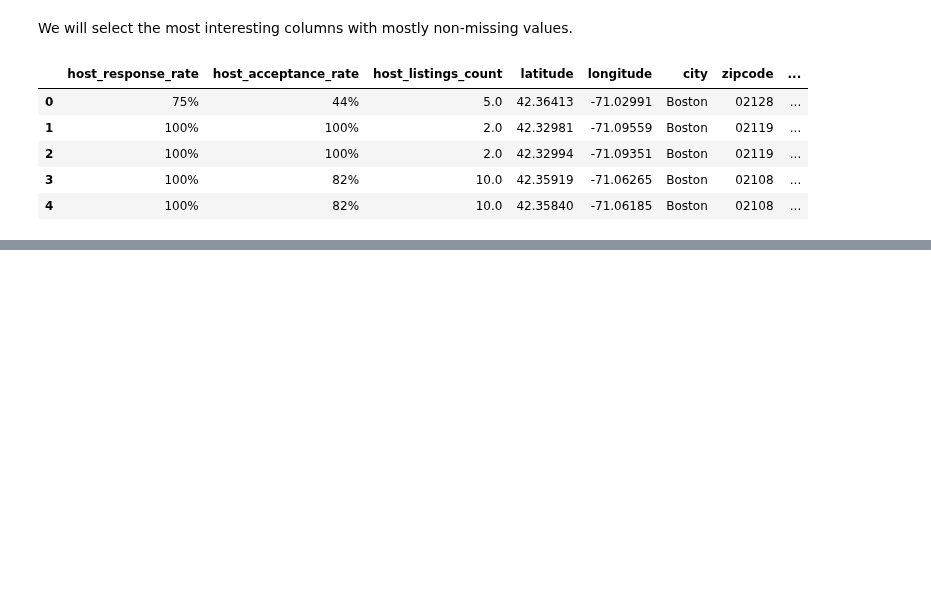
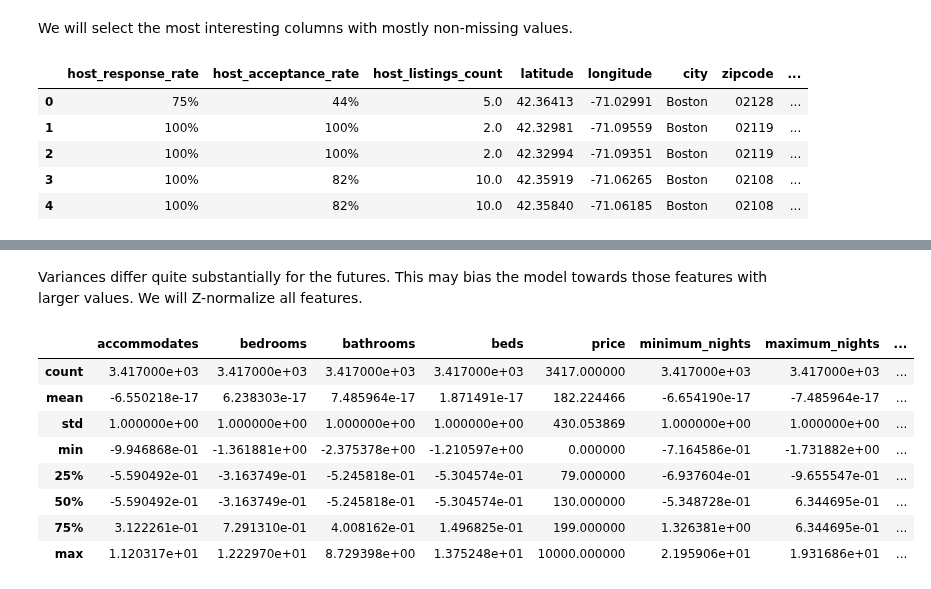
Before and after one commit to Jahnic/Data-Science, a Jupyter notebook: AirBnBClustering/k-means.ipynb, the cells around one changed output, grey strips where cells are left out. Cells and saved outputs as stored; diff of their text form; code cells hidden in the pictures; blank space fills up the shorter version.

```diff
--- a/AirBnBClustering/k-means.ipynb
+++ b/AirBnBClustering/k-means.ipynb
@@ -101,0 +231,18 @@ memory usage: 483.9+ KB
+# %% [markdown]
+Variances differ quite substantially for the futures. This may bias the model towards those features with larger values. We will Z-normalize all features.
+# %%
+# Z-normalize
+normalized_train = (train_df - train_df.mean())/train_df.std()
+# Reassign price
+normalized_train["price"] = train_df.price
+normalized_train.describe()
+# %% [output]
+|  | accommodates | bedrooms | bathrooms | beds | price | minimum_nights | maximum_nights | ... |
+| count | 3.417000e+03 | 3.417000e+03 | 3.417000e+03 | 3.417000e+03 | 3417.000000 | 3.417000e+03 | 3.417000e+03 | ... |
+| mean | -6.550218e-17 | 6.238303e-17 | 7.485964e-17 | 1.871491e-17 | 182.224466 | -6.654190e-17 | -7.485964e-17 | ... |
+| std | 1.000000e+00 | 1.000000e+00 | 1.000000e+00 | 1.000000e+00 | 430.053869 | 1.000000e+00 | 1.000000e+00 | ... |
+| min | -9.946868e-01 | -1.361881e+00 | -2.375378e+00 | -1.210597e+00 | 0.000000 | -7.164586e-01 | -1.731882e+00 | ... |
+| 25% | -5.590492e-01 | -3.163749e-01 | -5.245818e-01 | -5.304574e-01 | 79.000000 | -6.937604e-01 | -9.655547e-01 | ... |
+| 50% | -5.590492e-01 | -3.163749e-01 | -5.245818e-01 | -5.304574e-01 | 130.000000 | -5.348728e-01 | 6.344695e-01 | ... |
+| 75% | 3.122261e-01 | 7.291310e-01 | 4.008162e-01 | 1.496825e-01 | 199.000000 | 1.326381e+00 | 6.344695e-01 | ... |
+| max | 1.120317e+01 | 1.222970e+01 | 8.729398e+00 | 1.375248e+01 | 10000.000000 | 2.195906e+01 | 1.931686e+01 | ... |
```
Also changed, not shown: parts of 16 cells of this notebook, 1 other file.
